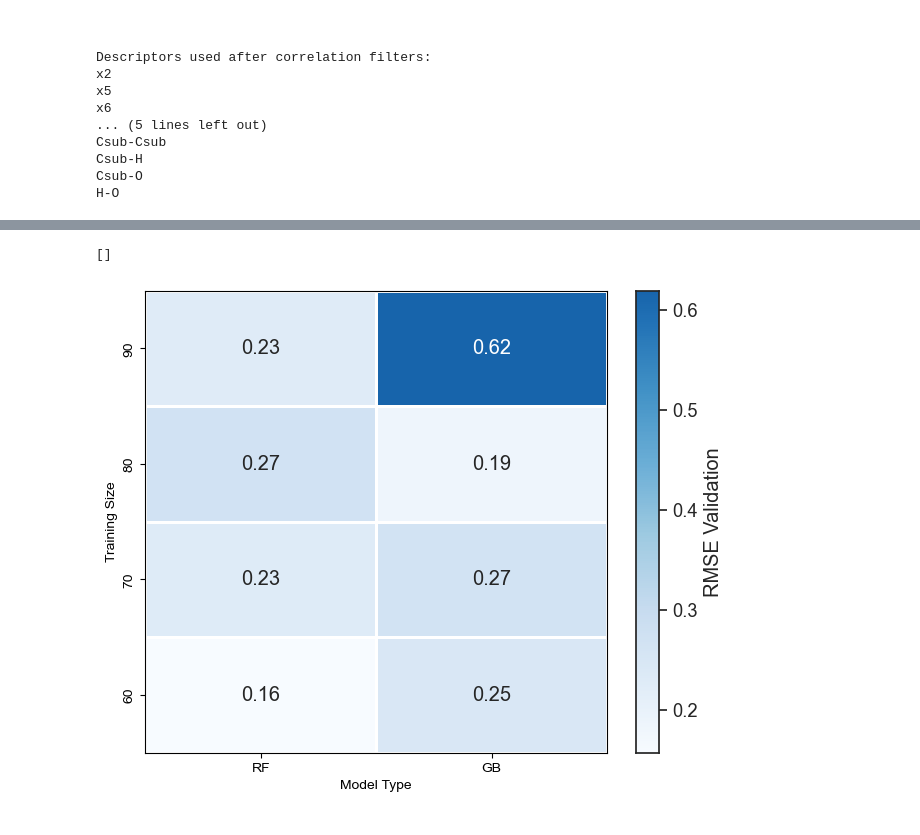
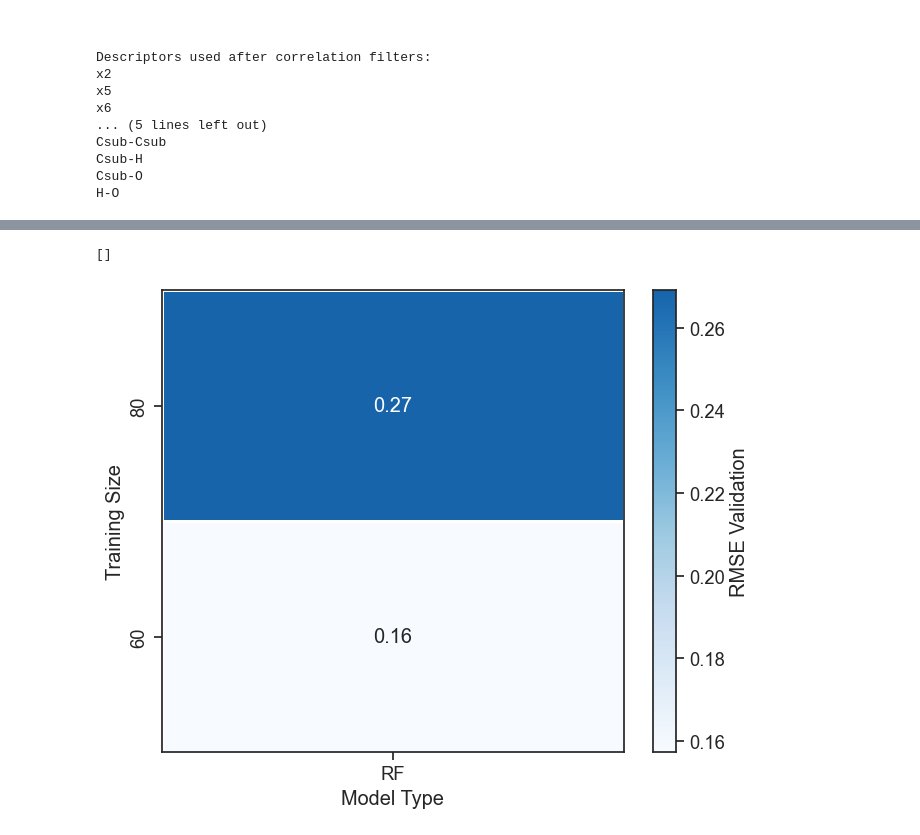
Before and after one commit to jvalegre/robert, a Jupyter notebook: Robert_GEN_v1.0.ipynb, the cells around one changed output, grey strips where cells are left out. Drawn from its saved outputs; the diff is of its cells as text; code cells hidden in the pictures.

```diff
--- a/Robert_GEN_v1.0.ipynb
+++ b/Robert_GEN_v1.0.ipynb
@@ -45,7 +45,7 @@ correlation_y_threshold = 0.02 # (only use descriptors that correlate with R**2
 correlation_x_threshold = 0.85 # (only use descriptors that don't correlate with R**2 > 0.85 with other descriptors)
 
 # training set proportion
-training_size = [60,70,80,90] # relative to the training set proportion (i.e. 40 = 40% training data)
+training_size = [60,80] # relative to the training set proportion (i.e. 40 = 40% training data)
 
 # mode for splitting data. Methods available:
 # 1. k-neighbours clustering-based splitting (KN)
@@ -59,7 +59,7 @@ split_mode = 'KN'
 # 4. AdaBoost regressor ('AdaB')
 # 5. MLP regressor neural network ('NN')
 # 6. Voting regressor combining RF, GB and NN ('VR')
-model_type = ['RF','GB']
+model_type = ['RF']
 
 # type of prediction:
 # 1. Regressor ('reg')
@@ -253,7 +253,7 @@ for size in training_size:
             # print stats
             #print_model_stats(MODEL,X_train_PFI_scaled,X_validation_PFI_scaled,r2_train_PFI,mae_train_PFI,rmse_train_PFI,r2_validation_PFI,mae_validation_PFI,rmse_validation_PFI,prediction_type,cv_score,cv_kfold,'Robert_results.txt')
             # data of the model
-            models_data_indiv = [MODEL, best_parameters_df, r2_train_PFI,mae_train_PFI,rmse_train_PFI,r2_validation_PFI,mae_validation_PFI,rmse_validation_PFI,rmse_validation,X_train_PFI_scaled,X_train_scaled,y_pred_train_PFI,y_pred_validation_PFI, cv_score,X_validation_PFI_scaled,prediction_type,cv_kfold,'Robert_results.txt',y_train_PFI,y_validation_PFI, X_PFI]
+            models_data_indiv = [MODEL, best_parameters_df, r2_train_PFI,mae_train_PFI,rmse_train_PFI,r2_validation_PFI,mae_validation_PFI,rmse_validation_PFI,rmse_validation,X_train_PFI_scaled,X_train_scaled,y_pred_train_PFI,y_pred_validation_PFI, cv_score,X_validation_PFI_scaled,prediction_type,cv_kfold,'Robert_results.txt',y_train_PFI,y_validation_PFI, X_PFI,fixed_data_train,fixed_data_validation]
         elif prediction_type == 'clas':
             # calculate accuracy, F1 score and MCC for train and validation sets
             accuracy_train_PFI,f1score_train_PFI,mcc_train_PFI,accuracy_validation_PFI,f1score_validation_PFI,mcc_validation_PFI,y_pred_train_PFI,y_pred_validation_PFI = predictor_workflow(random_init,MODEL,best_parameters_df,X_train_PFI_scaled,y_train_PFI,X_validation_PFI_scaled,y_validation_PFI,prediction_type,size)
@@ -306,7 +306,7 @@ x  Warning! Error lower without PFI filter (no PFI: RMSE = 0.12 with 12 variable
 
 The optimal model is RF with training size 60%
 []
-[figure, old version]
+[figure, new version]
 # %%
 # run the best model from hyperopt and calculates its efficiency using only the most important features from the PFI analysis
 #print_model_stats(MODEL,X_train_PFI_scaled,X_validation_PFI_scaled,r2_train_PFI,mae_train_PFI,rmse_train_PFI,r2_validation_PFI,mae_validation_PFI,rmse_validation_PFI,prediction_type,cv_score,cv_kfold,'Robert_results.txt')
```
Also changed, not shown: parts of 4 cells of this notebook, 3 other files.
